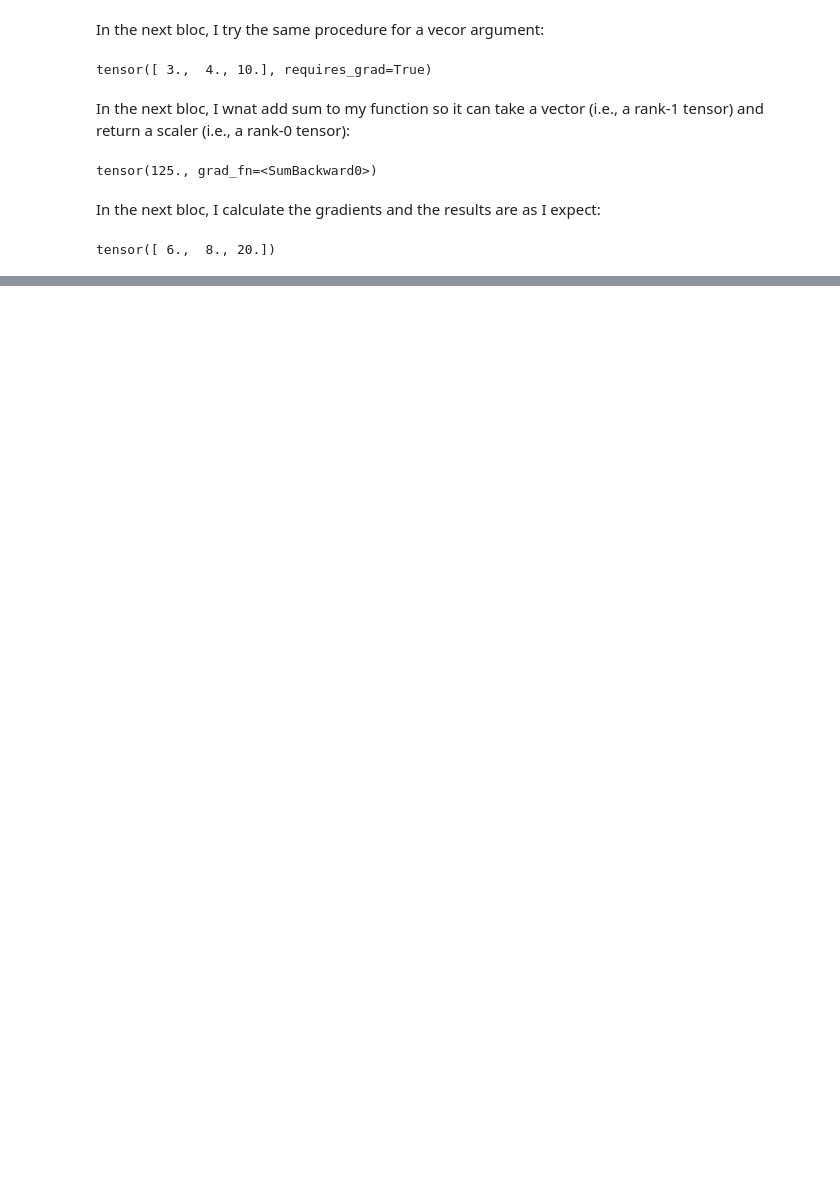
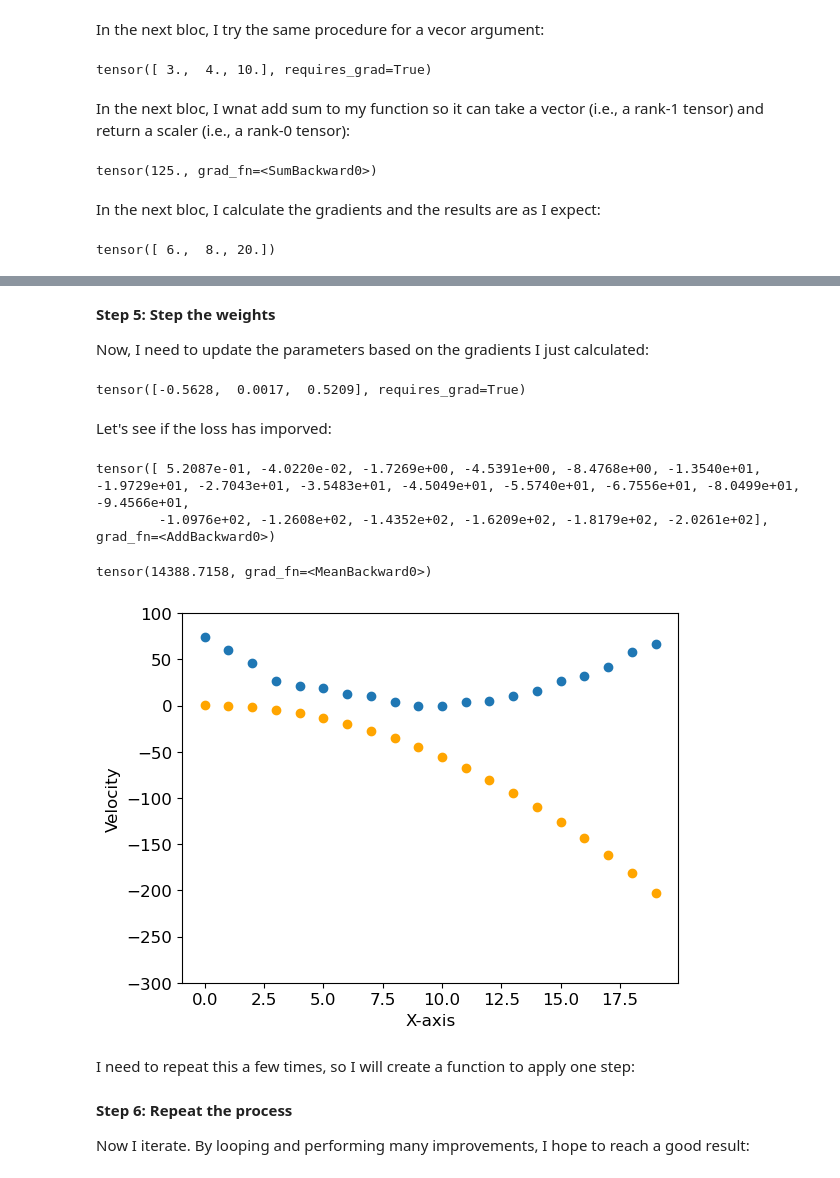
Before and after one commit to Ghaem313Ghaem/Resume, a Jupyter notebook: Artificial Intelligence/Three or Seven Digit Classifier.ipynb, the cells around one changed output, grey strips where cells are left out. Saved outputs shown, nothing was run; the diff lists cells and outputs as text; code cells hidden in the pictures; blank space fills up the shorter version.

```diff
--- a/Artificial Intelligence/Three or Seven Digit Classifier.ipynb
+++ b/Artificial Intelligence/Three or Seven Digit Classifier.ipynb
@@ -459,0 +550,28 @@ tensor([ 6.,  8., 20.])
+# %% [markdown]
+**Step 5: Step the weights**
+
+Now, I need to update the parameters based on the gradients I just calculated:
+# %%
+lr = 1e-4 # The learning rate
+params.data = params.data - lr * params.grad.data
+params.grad = None
+# %% [output]
+tensor([-0.5628,  0.0017,  0.5209], requires_grad=True)
+# %% [markdown]
+Let's see if the loss has imporved:
+# %%
+preds = f_training_quadratic_guess(time, params)
+preds
+# %% [output]
+tensor([ 5.2087e-01, -4.0220e-02, -1.7269e+00, -4.5391e+00, -8.4768e+00, -1.3540e+01, -1.9729e+01, -2.7043e+01, -3.5483e+01, -4.5049e+01, -5.5740e+01, -6.7556e+01, -8.0499e+01, -9.4566e+01,
+        -1.0976e+02, -1.2608e+02, -1.4352e+02, -1.6209e+02, -1.8179e+02, -2.0261e+02], grad_fn=<AddBackward0>)
+# %%
+mse(preds, speed)
+# %% [output]
+tensor(14388.7158, grad_fn=<MeanBackward0>)
+# %%
+show_preds(preds)
+# %% [output]
+[figure, added]
+# %% [markdown]
+I need to repeat this a few times, so I will create a function to apply one step:
@@ -459,0 +588,4 @@ tensor([ 6.,  8., 20.])
+# %% [markdown]
+**Step 6: Repeat the process**
+
+Now I iterate. By looping and performing many improvements, I hope to reach a good result:
```
Also changed, not shown: parts of 25 cells of this notebook.
